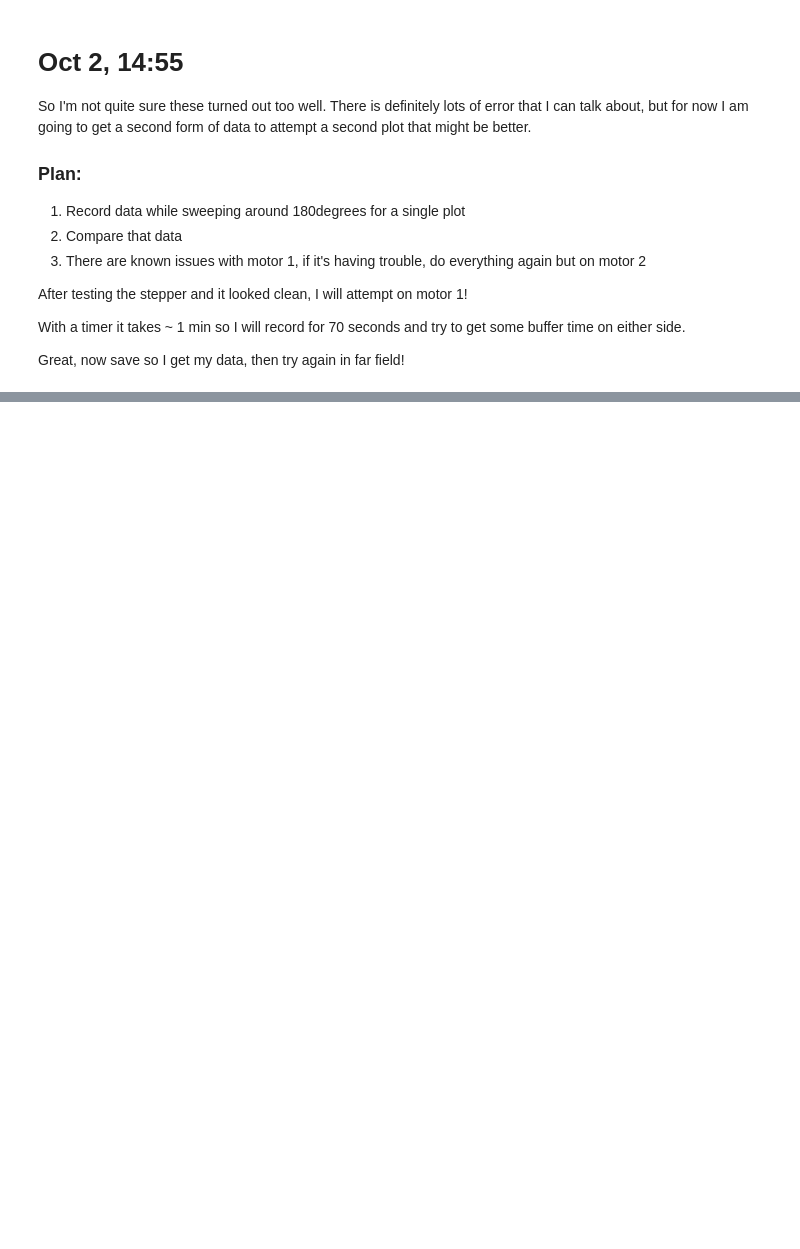
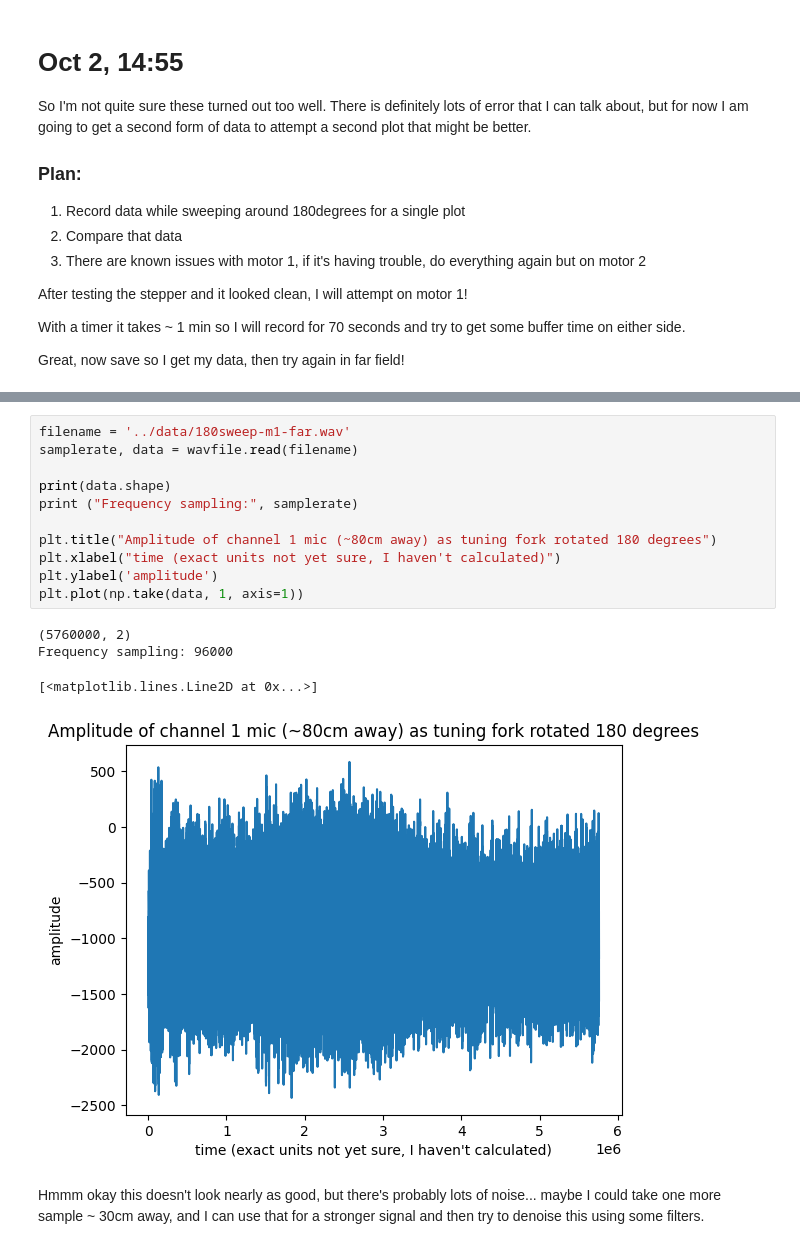
Before and after one commit to julianLapenna12/acoustic_radiation_modelling, a Jupyter notebook: notebooks/Ex1.acoustics.notebook.ipynb, the cells around one changed output, grey strips where cells are left out. Cells and saved outputs as stored; diff of their text form; blank space fills up the shorter version.

```diff
--- a/notebooks/Ex1.acoustics.notebook.ipynb
+++ b/notebooks/Ex1.acoustics.notebook.ipynb
@@ -434,0 +458,18 @@ Great, now save so I get my data, then try again in far field!
+# %%
+filename = '../data/180sweep-m1-far.wav'
+samplerate, data = wavfile.read(filename)
+
+print(data.shape)
+print ("Frequency sampling:", samplerate)
+
+plt.title("Amplitude of channel 1 mic (~80cm away) as tuning fork rotated 180 degrees")
+plt.xlabel("time (exact units not yet sure, I haven't calculated)")
+plt.ylabel('amplitude')
+plt.plot(np.take(data, 1, axis=1))
+# %% [output]
+(5760000, 2)
+Frequency sampling: 96000
+[<matplotlib.lines.Line2D at 0x...>]
+[figure, added]
+# %% [markdown]
+Hmmm okay this doesn't look nearly as good, but there's probably lots of noise... maybe I could take one more sample ~ 30cm away, and I can use that for a stronger signal and then try to denoise this using some filters.
```
Also changed, not shown: parts of 7 cells of this notebook.
